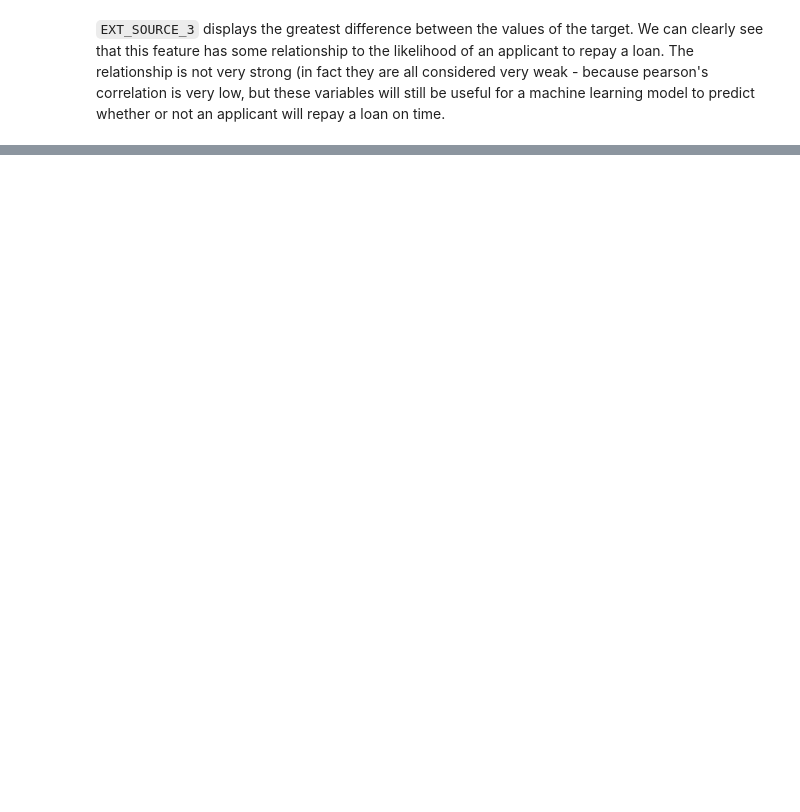
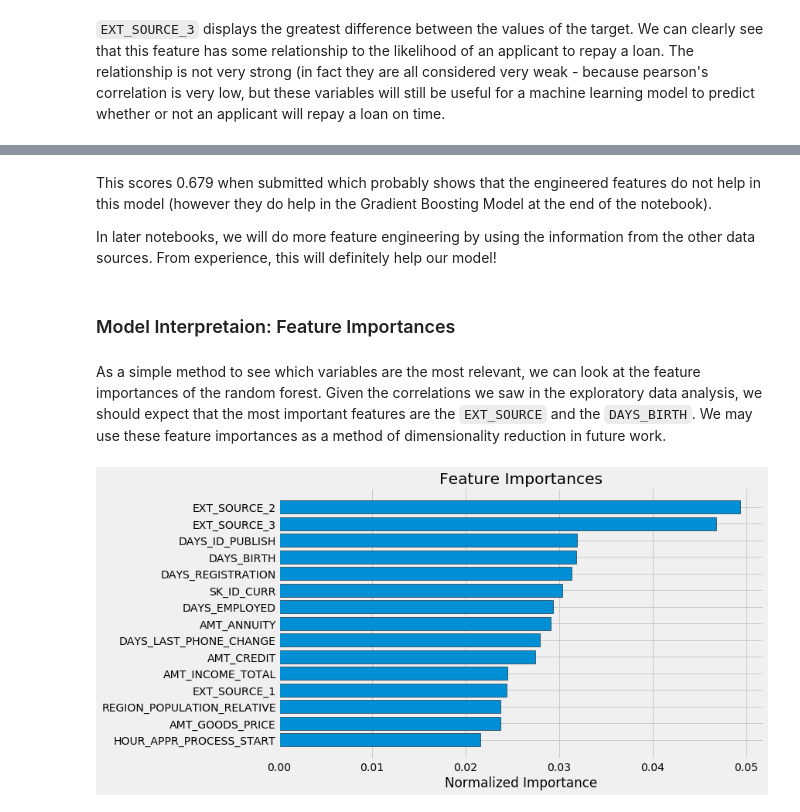
Before and after one commit to BaekKyunShin/Kaggle, a Jupyter notebook: Home_Credit_Default_Risk/A Gentle Introduction.ipynb, the cells around one changed output, grey strips where cells are left out. Saved outputs shown, nothing was run; the diff lists cells and outputs as text; code cells hidden in the pictures; blank space fills up the shorter version.

```diff
--- a/Home_Credit_Default_Risk/A Gentle Introduction.ipynb
+++ b/Home_Credit_Default_Risk/A Gentle Introduction.ipynb
@@ -562,0 +1025,53 @@ plt.tight_layout(h_pad=2.5);
+# %% [markdown]
+This scores 0.679 when submitted which probably shows that the engineered features do not help in this model (however they do help in the Gradient Boosting Model at the end of the notebook).
+
+In later notebooks, we will do more feature engineering by using the information from the other data sources. From experience, this will definitely help our model!
+# %% [markdown]
+### Model Interpretaion: Feature Importances
+# %% [markdown]
+As a simple method to see which variables are the most relevant, we can look at the feature importances of the random forest. Given the correlations we saw in the exploratory data analysis, we should expect that the most important features are the `EXT_SOURCE` and the `DAYS_BIRTH`. We may use these feature importances as a method of dimensionality reduction in future work.
+# %%
+def plot_feature_importances(df):
+    """
+    Plot importances returned by a model. This can work with any measure of
+    feature importance provided that higher importance is better.
+
+    Args:
+        df (dataframe): feature importances. Must have the features in a column
+        called `features` and the importances in a column called `importance
+
+    Returns:
+        shows a plot of the 15 most importance features
+
+        df (dataframe): feature importances sorted by importance (highest to lowest)
+        with a column for normalized importance
+    """
+    # Sort features according to importance
+    df = df.sort_values('importance', ascending=False).reset_index()
+
+    # Normalize the feature importances to add up to one
+    df['importance_normalized'] = df['importance'] / df['importance'].sum()
+
+    # Make a horizaontal bar chart of feature importances
+    plt.figure(figsize=(10, 6))
+    ax = plt.subplot()
+
+    # Need to reverse the index to plot most important on top
+    ax.barh(list(reversed(list(df.index[:15]))),
+           df['importance_normalized'].head(15),
+           align = 'center', edgecolor = 'k')
+
+    # Set the yticks and labels
+    ax.set_yticks(list(reversed(list(df.index[:15]))))
+    ax.set_yticklabels(df['feature'].head(15))
+
+    # Plot labeling
+    plt.xlabel('Normalized Importance')
+    plt.title('Feature Importances')
+    plt.show()
+    return df
+# %%
+# Show the feature importnaces for the default features
+feature_importances_sorted = plot_feature_importances(feature_importances)
+# %% [output]
+[figure, added]
```
Also changed, not shown: parts of 64 cells of this notebook.
